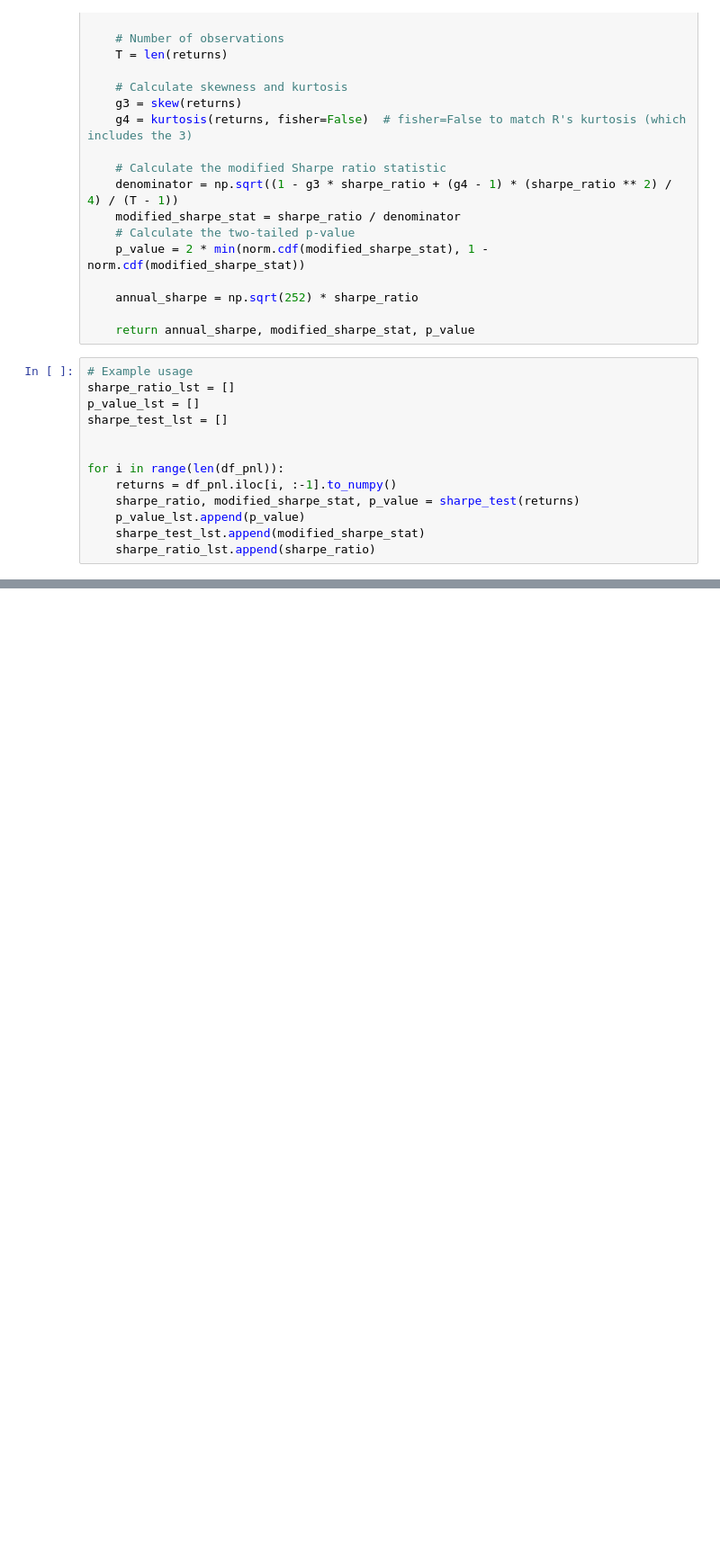
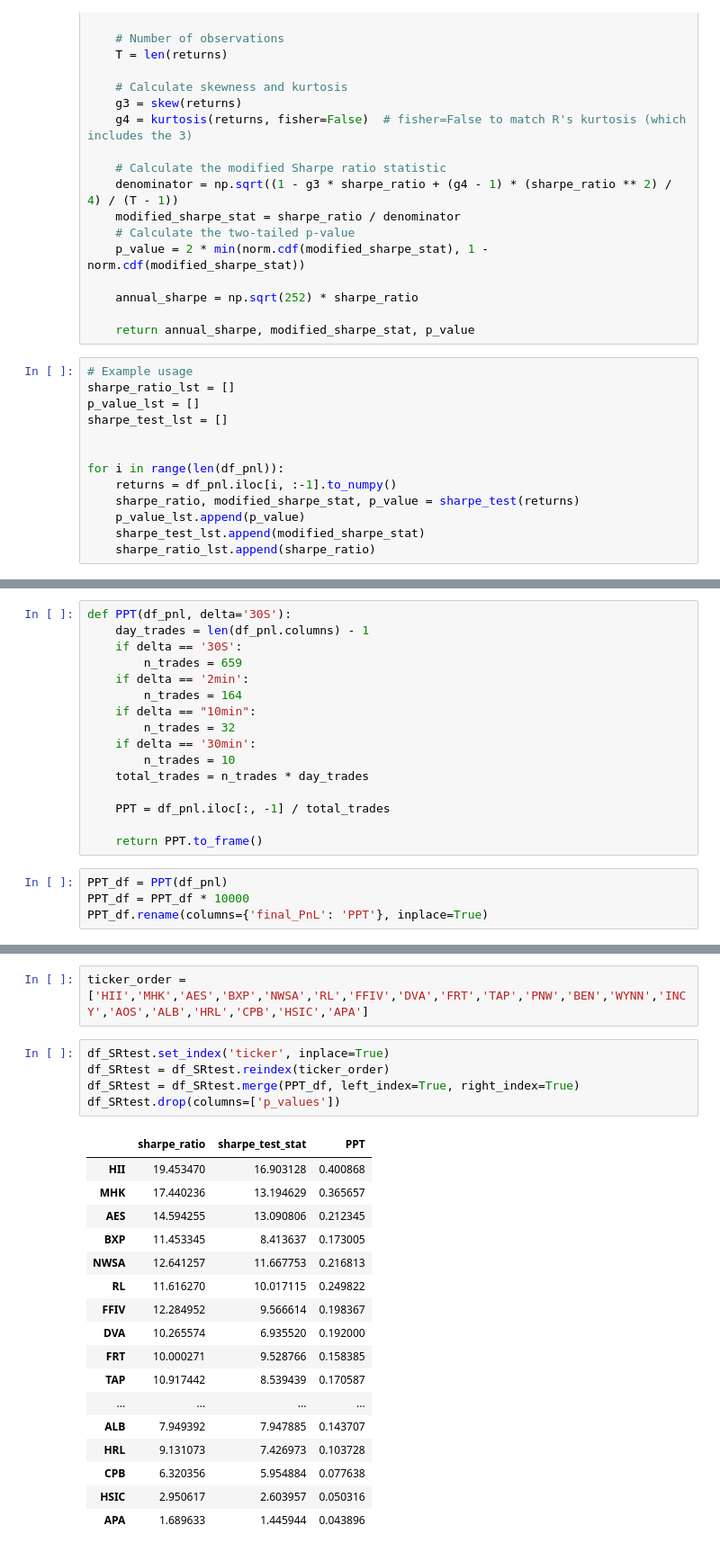
Before and after one commit to JingHui-Tan/dissertation-iceberg, a Jupyter notebook: single_strategy_statistics.ipynb, the cells around one changed output, grey strips where cells are left out. Shown at 90% size. Saved outputs shown, nothing was run; the diff lists cells and outputs as text; blank space fills up the shorter version.

```diff
--- a/single_strategy_statistics.ipynb
+++ b/single_strategy_statistics.ipynb
@@ -214,0 +216,20 @@ df_SRtest
+# %%
+def PPT(df_pnl, delta='30S'):
+    day_trades = len(df_pnl.columns) - 1
+    if delta == '30S':
+        n_trades = 659
+    if delta == '2min':
+        n_trades = 164
+    if delta == "10min":
+        n_trades = 32
+    if delta == '30min':
+        n_trades = 10
+    total_trades = n_trades * day_trades
+
+    PPT = df_pnl.iloc[:, -1] / total_trades
+
+    return PPT.to_frame()
+# %%
+PPT_df = PPT(df_pnl)
+PPT_df = PPT_df * 10000
+PPT_df.rename(columns={'final_PnL': 'PPT'}, inplace=True)
@@ -214,0 +257,25 @@ df_SRtest
+# %%
+ticker_order = ['HII','MHK','AES','BXP','NWSA','RL','FFIV','DVA','FRT','TAP','PNW','BEN','WYNN','INCY','AOS','ALB','HRL','CPB','HSIC','APA']
+# %%
+df_SRtest.set_index('ticker', inplace=True)
+df_SRtest = df_SRtest.reindex(ticker_order)
+df_SRtest = df_SRtest.merge(PPT_df, left_index=True, right_index=True)
+df_SRtest.drop(columns=['p_values'])
+# %% [output]
+|  | sharpe_ratio | sharpe_test_stat | PPT |
+| HII | 19.453470 | 16.903128 | 0.400868 |
+| MHK | 17.440236 | 13.194629 | 0.365657 |
+| AES | 14.594255 | 13.090806 | 0.212345 |
+| BXP | 11.453345 | 8.413637 | 0.173005 |
+| NWSA | 12.641257 | 11.667753 | 0.216813 |
+| RL | 11.616270 | 10.017115 | 0.249822 |
+| FFIV | 12.284952 | 9.566614 | 0.198367 |
+| DVA | 10.265574 | 6.935520 | 0.192000 |
+| FRT | 10.000271 | 9.528766 | 0.158385 |
+| TAP | 10.917442 | 8.539439 | 0.170587 |
+| ... | ... | ... | ... |
+| ALB | 7.949392 | 7.947885 | 0.143707 |
+| HRL | 9.131073 | 7.426973 | 0.103728 |
+| CPB | 6.320356 | 5.954884 | 0.077638 |
+| HSIC | 2.950617 | 2.603957 | 0.050316 |
+| APA | 1.689633 | 1.445944 | 0.043896 |
```
Also changed, not shown: parts of 11 cells of this notebook, 1 other file.
